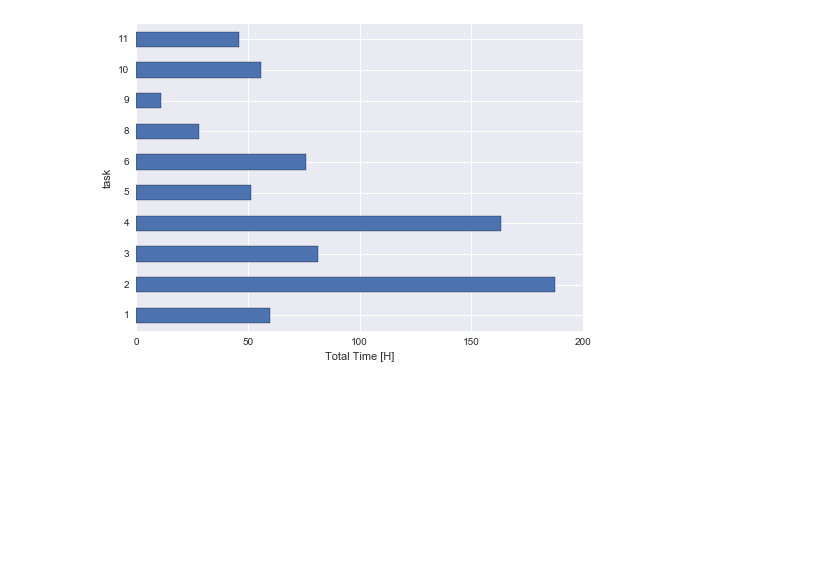
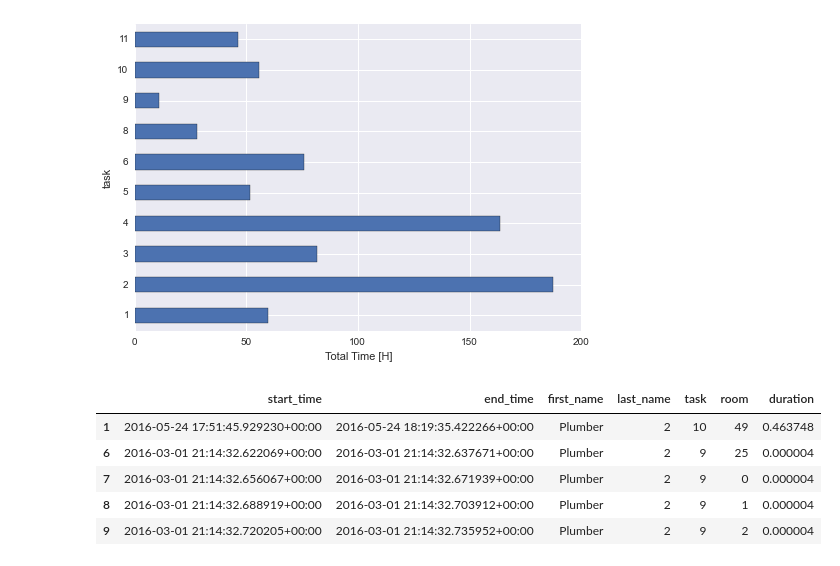
Before and after one commit to spencerknight/taskcode, a Jupyter notebook: explore.ipynb, the cells around one changed output. Cells and saved outputs as stored; diff of their text form; code cells hidden in the pictures; blank space fills up the shorter version.

```diff
--- a/explore.ipynb
+++ b/explore.ipynb
@@ -93,0 +100,9 @@ plt.xlabel('Total Time [H]')
+# %%
+timestamps.head()
+# %% [output]
+|  | start_time | end_time | first_name | last_name | task | room | duration |
+| 1 | 2016-05-24 17:51:45.929230+00:00 | 2016-05-24 18:19:35.422266+00:00 | Plumber | 2 | 10 | 49 | 0.463748 |
+| 6 | 2016-03-01 21:14:32.622069+00:00 | 2016-03-01 21:14:32.637671+00:00 | Plumber | 2 | 9 | 25 | 0.000004 |
+| 7 | 2016-03-01 21:14:32.656067+00:00 | 2016-03-01 21:14:32.671939+00:00 | Plumber | 2 | 9 | 0 | 0.000004 |
+| 8 | 2016-03-01 21:14:32.688919+00:00 | 2016-03-01 21:14:32.703912+00:00 | Plumber | 2 | 9 | 1 | 0.000004 |
+| 9 | 2016-03-01 21:14:32.720205+00:00 | 2016-03-01 21:14:32.735952+00:00 | Plumber | 2 | 9 | 2 | 0.000004 |
```
Also changed, not shown: parts of 5 cells of this notebook.
